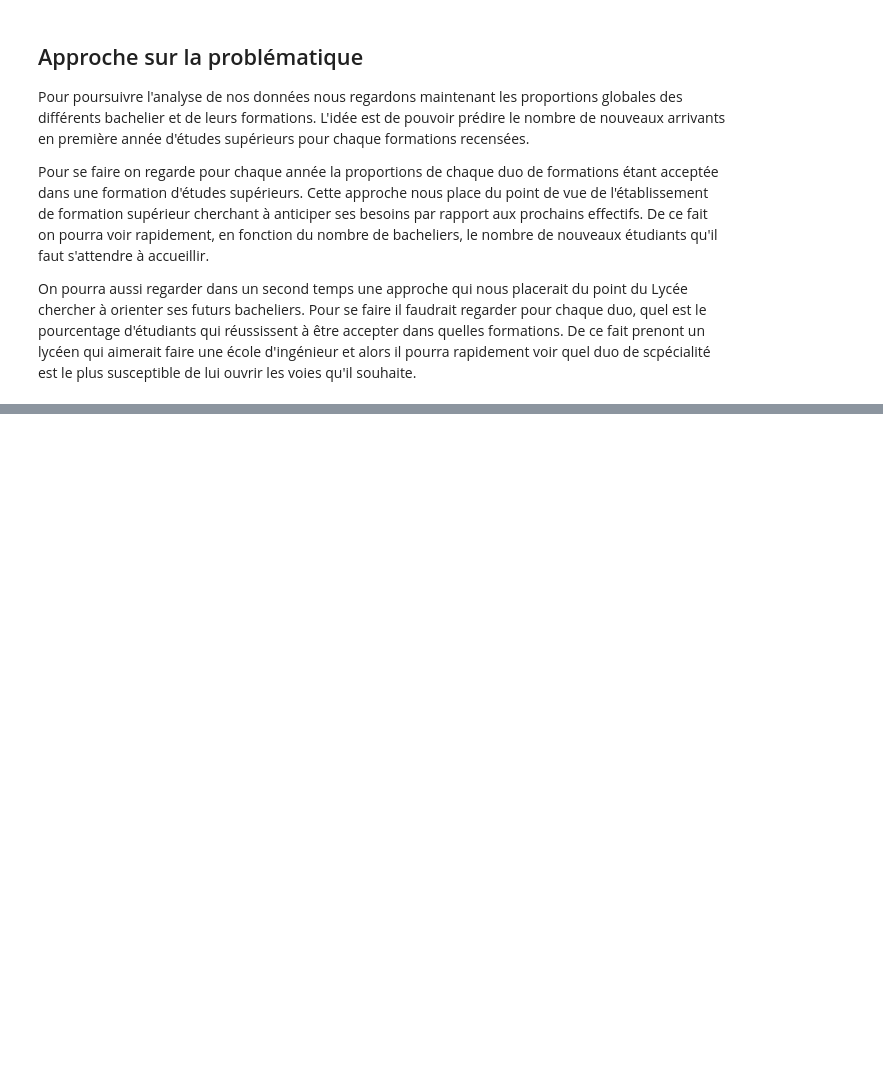
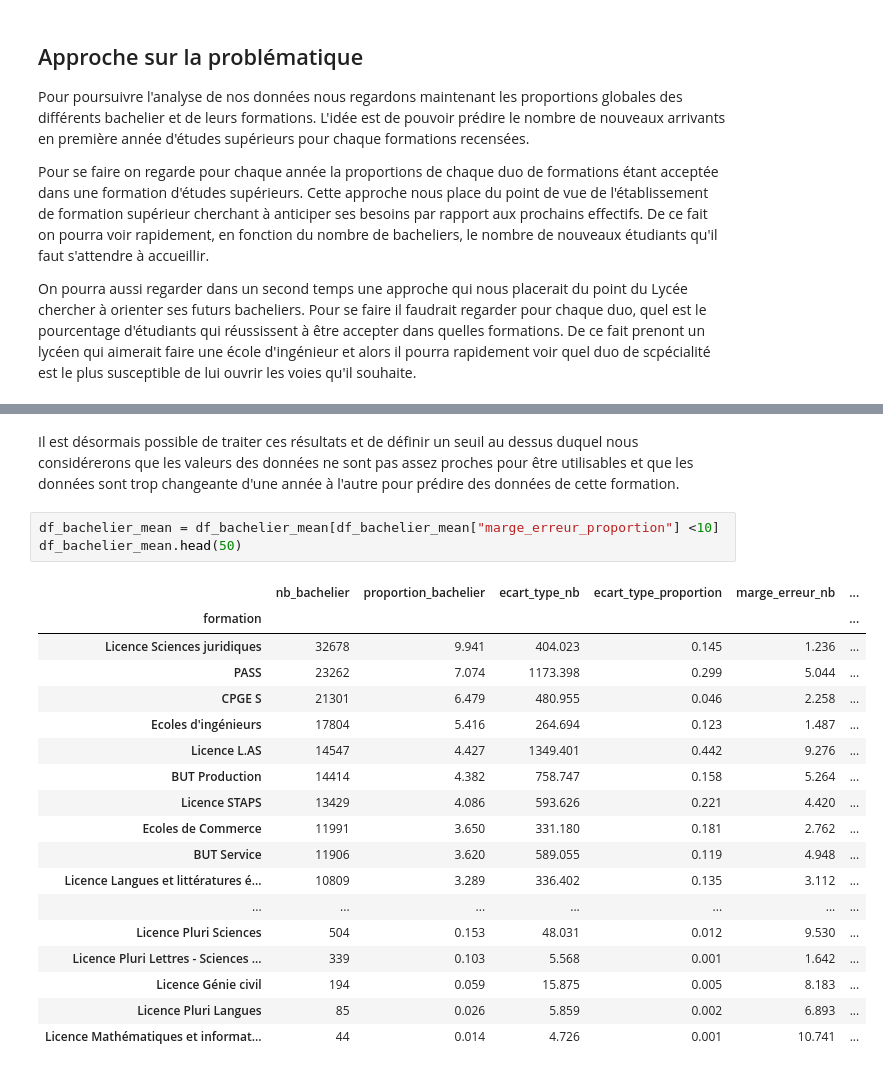
Before and after one commit to vraus/Projet_FDD, a Jupyter notebook: main.ipynb, the cells around one changed output, grey strips where cells are left out. Cells and saved outputs as stored; diff of their text form; blank space fills up the shorter version.

```diff
--- a/main.ipynb
+++ b/main.ipynb
@@ -306,0 +374,24 @@ df_tmp.head(500)
+# %% [markdown]
+Il est désormais possible de traiter ces résultats et de définir un seuil au dessus duquel nous considérerons que les valeurs des données ne sont pas assez proches pour être utilisables et que les données sont trop changeante d'une année à l'autre pour prédire des données de cette formation.
+# %%
+df_bachelier_mean = df_bachelier_mean[df_bachelier_mean["marge_erreur_proportion"] <10]
+df_bachelier_mean.head(50)
+# %% [output]
+|  | nb_bachelier | proportion_bachelier | ecart_type_nb | ecart_type_proportion | marge_erreur_nb | ... |
+| formation |  |  |  |  |  | ... |
+| Licence Sciences juridiques | 32678 | 9.941 | 404.023 | 0.145 | 1.236 | ... |
+| PASS | 23262 | 7.074 | 1173.398 | 0.299 | 5.044 | ... |
+| CPGE S | 21301 | 6.479 | 480.955 | 0.046 | 2.258 | ... |
+| Ecoles d'ingénieurs | 17804 | 5.416 | 264.694 | 0.123 | 1.487 | ... |
+| Licence L.AS | 14547 | 4.427 | 1349.401 | 0.442 | 9.276 | ... |
+| BUT Production | 14414 | 4.382 | 758.747 | 0.158 | 5.264 | ... |
+| Licence STAPS | 13429 | 4.086 | 593.626 | 0.221 | 4.420 | ... |
+| Ecoles de Commerce | 11991 | 3.650 | 331.180 | 0.181 | 2.762 | ... |
+| BUT Service | 11906 | 3.620 | 589.055 | 0.119 | 4.948 | ... |
+| Licence Langues et littératures é... | 10809 | 3.289 | 336.402 | 0.135 | 3.112 | ... |
+| ... | ... | ... | ... | ... | ... | ... |
+| Licence Pluri Sciences | 504 | 0.153 | 48.031 | 0.012 | 9.530 | ... |
+| Licence Pluri Lettres - Sciences ... | 339 | 0.103 | 5.568 | 0.001 | 1.642 | ... |
+| Licence Génie civil | 194 | 0.059 | 15.875 | 0.005 | 8.183 | ... |
+| Licence Pluri Langues | 85 | 0.026 | 5.859 | 0.002 | 6.893 | ... |
+| Licence Mathématiques et informat... | 44 | 0.014 | 4.726 | 0.001 | 10.741 | ... |
```
Also changed, not shown: parts of 11 cells of this notebook.
